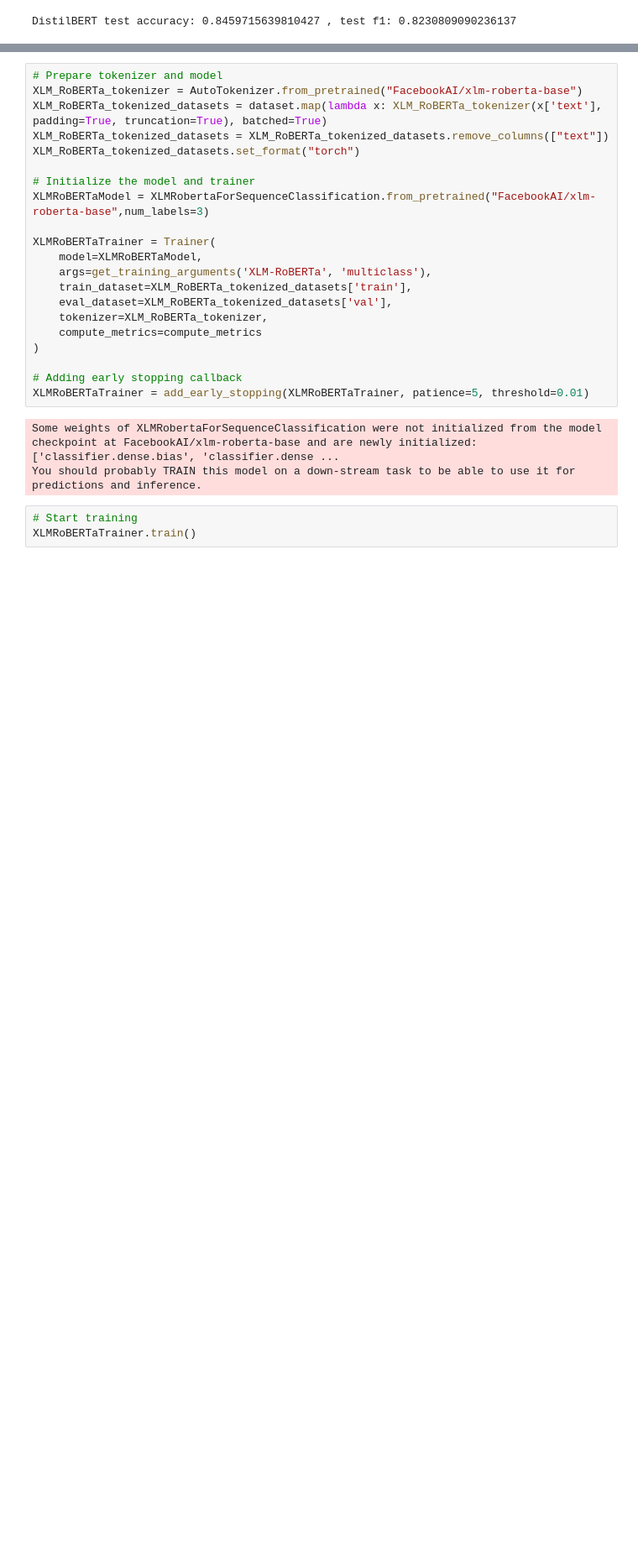
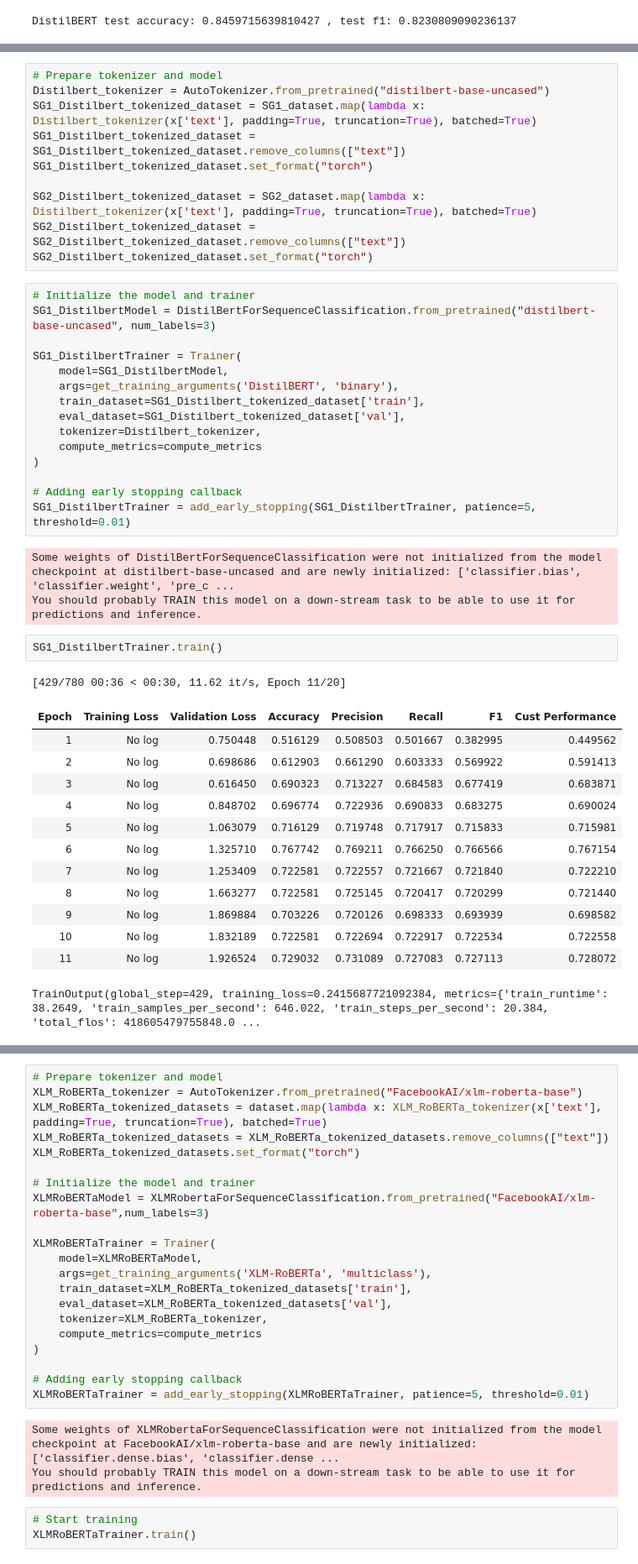
Before and after one commit to zee-zaky/COMPSCI713, a Jupyter notebook: BABE Multiclass Models Training.ipynb, the cells around one changed output, grey strips where cells are left out. Shown: that part at 84% size. Cells and saved outputs as stored; diff of their text form; blank space fills up the shorter version.

```diff
--- a/BABE Multiclass Models Training.ipynb
+++ b/BABE Multiclass Models Training.ipynb
@@ -429,0 +611,45 @@ DistilBERT test accuracy: 0.8459715639810427 , test f1: 0.8230809090236137
+# %%
+# Prepare tokenizer and model
+Distilbert_tokenizer = AutoTokenizer.from_pretrained("distilbert-base-uncased")
+SG1_Distilbert_tokenized_dataset = SG1_dataset.map(lambda x: Distilbert_tokenizer(x['text'], padding=True, truncation=True), batched=True)
+SG1_Distilbert_tokenized_dataset = SG1_Distilbert_tokenized_dataset.remove_columns(["text"])
+SG1_Distilbert_tokenized_dataset.set_format("torch")
+
+SG2_Distilbert_tokenized_dataset = SG2_dataset.map(lambda x: Distilbert_tokenizer(x['text'], padding=True, truncation=True), batched=True)
+SG2_Distilbert_tokenized_dataset = SG2_Distilbert_tokenized_dataset.remove_columns(["text"])
+SG2_Distilbert_tokenized_dataset.set_format("torch")
+# %%
+# Initialize the model and trainer
+SG1_DistilbertModel = DistilBertForSequenceClassification.from_pretrained("distilbert-base-uncased", num_labels=3)
+
+SG1_DistilbertTrainer = Trainer(
+    model=SG1_DistilbertModel,
+    args=get_training_arguments('DistilBERT', 'binary'),
+    train_dataset=SG1_Distilbert_tokenized_dataset['train'],
+    eval_dataset=SG1_Distilbert_tokenized_dataset['val'],
+    tokenizer=Distilbert_tokenizer,
+    compute_metrics=compute_metrics
+)
+
+# Adding early stopping callback
+SG1_DistilbertTrainer = add_early_stopping(SG1_DistilbertTrainer, patience=5, threshold=0.01)
+# %% [output]
+Some weights of DistilBertForSequenceClassification were not initialized from the model checkpoint at distilbert-base-uncased and are newly initialized: ['classifier.bias', 'classifier.weight', 'pre_c ...
+You should probably TRAIN this model on a down-stream task to be able to use it for predictions and inference.
+# %%
+SG1_DistilbertTrainer.train()
+# %% [output]
+[429/780 00:36 < 00:30, 11.62 it/s, Epoch 11/20]
+| Epoch | Training Loss | Validation Loss | Accuracy | Precision | Recall | F1 | Cust Performance |
+| 1 | No log | 0.750448 | 0.516129 | 0.508503 | 0.501667 | 0.382995 | 0.449562 |
+| 2 | No log | 0.698686 | 0.612903 | 0.661290 | 0.603333 | 0.569922 | 0.591413 |
+| 3 | No log | 0.616450 | 0.690323 | 0.713227 | 0.684583 | 0.677419 | 0.683871 |
+| 4 | No log | 0.848702 | 0.696774 | 0.722936 | 0.690833 | 0.683275 | 0.690024 |
+| 5 | No log | 1.063079 | 0.716129 | 0.719748 | 0.717917 | 0.715833 | 0.715981 |
+| 6 | No log | 1.325710 | 0.767742 | 0.769211 | 0.766250 | 0.766566 | 0.767154 |
+| 7 | No log | 1.253409 | 0.722581 | 0.722557 | 0.721667 | 0.721840 | 0.722210 |
+| 8 | No log | 1.663277 | 0.722581 | 0.725145 | 0.720417 | 0.720299 | 0.721440 |
+| 9 | No log | 1.869884 | 0.703226 | 0.720126 | 0.698333 | 0.693939 | 0.698582 |
+| 10 | No log | 1.832189 | 0.722581 | 0.722694 | 0.722917 | 0.722534 | 0.722558 |
+| 11 | No log | 1.926524 | 0.729032 | 0.731089 | 0.727083 | 0.727113 | 0.728072 |
+TrainOutput(global_step=429, training_loss=0.2415687721092384, metrics={'train_runtime': 38.2649, 'train_samples_per_second': 646.022, 'train_steps_per_second': 20.384, 'total_flos': 418605479755848.0 ...
```
Also changed, not shown: parts of 47 cells of this notebook, 1 other file.
